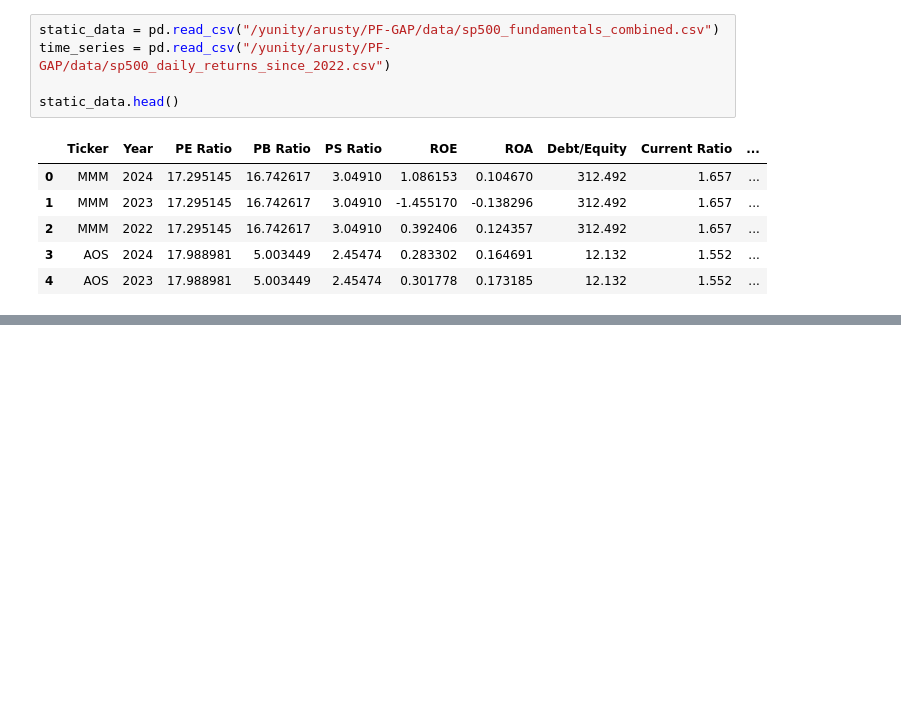
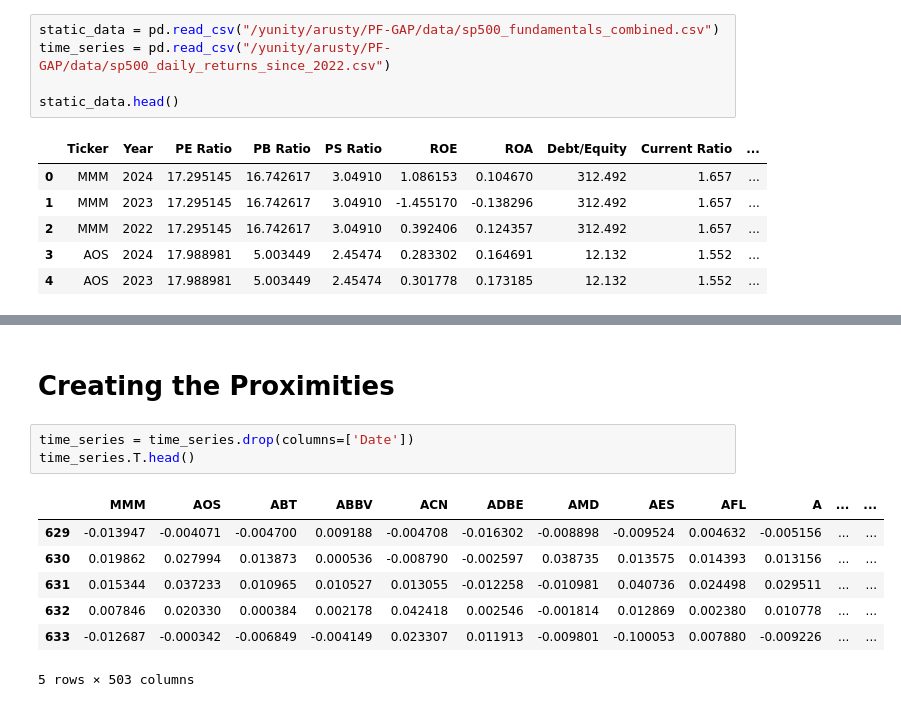
Before and after one commit to rustadadam/PF-GAP, a Jupyter notebook: experiments/stock_data.ipynb, the cells around one changed output, grey strips where cells are left out. Drawn from its saved outputs; the diff is of its cells as text; blank space fills up the shorter version.

```diff
--- a/experiments/stock_data.ipynb
+++ b/experiments/stock_data.ipynb
@@ -44,0 +81,13 @@ time_series.head() #Each column (is the ticker) is the daily returns of a stock,
+# %% [markdown]
+# Creating the Proximities
+# %%
+time_series = time_series.drop(columns=['Date'])
+time_series.T.head()
+# %% [output]
+|  | MMM | AOS | ABT | ABBV | ACN | ADBE | AMD | AES | AFL | A | ... | ... |
+| 629 | -0.013947 | -0.004071 | -0.004700 | 0.009188 | -0.004708 | -0.016302 | -0.008898 | -0.009524 | 0.004632 | -0.005156 | ... | ... |
+| 630 | 0.019862 | 0.027994 | 0.013873 | 0.000536 | -0.008790 | -0.002597 | 0.038735 | 0.013575 | 0.014393 | 0.013156 | ... | ... |
+| 631 | 0.015344 | 0.037233 | 0.010965 | 0.010527 | 0.013055 | -0.012258 | -0.010981 | 0.040736 | 0.024498 | 0.029511 | ... | ... |
+| 632 | 0.007846 | 0.020330 | 0.000384 | 0.002178 | 0.042418 | 0.002546 | -0.001814 | 0.012869 | 0.002380 | 0.010778 | ... | ... |
+| 633 | -0.012687 | -0.000342 | -0.006849 | -0.004149 | 0.023307 | 0.011913 | -0.009801 | -0.100053 | 0.007880 | -0.009226 | ... | ... |
+5 rows × 503 columns
```
Also changed, not shown: parts of 5 cells of this notebook, 2 other files.
